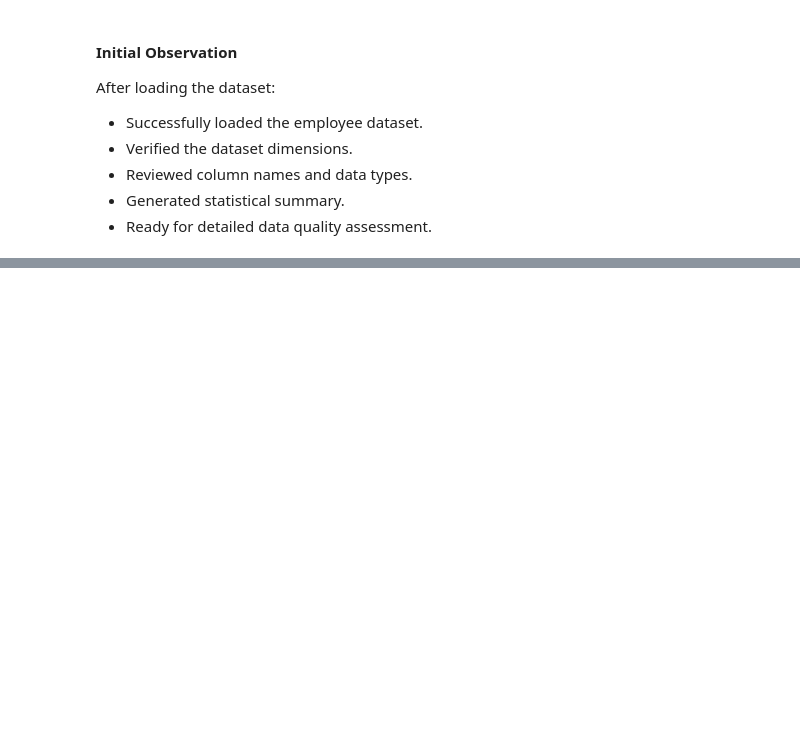
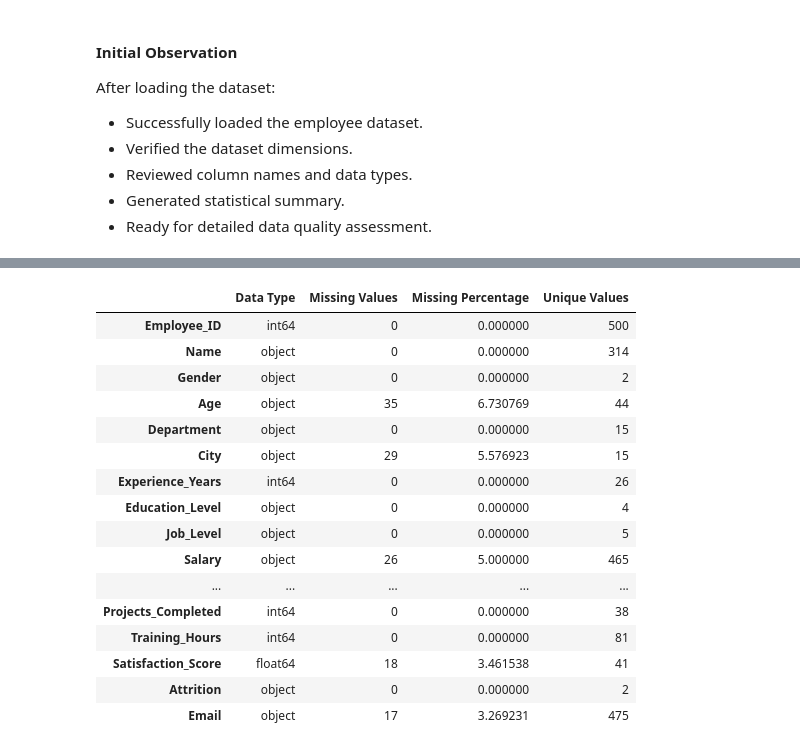
Before and after one commit to Kainatfatima0311/employee-workforce-eda, a Jupyter notebook: notebooks/employee_workforce_eda.ipynb, the cells around one changed output, grey strips where cells are left out. Saved outputs shown, nothing was run; the diff lists cells and outputs as text; code cells hidden in the pictures; blank space fills up the shorter version.

Commit message:
Add data quality assessment

```diff
--- a/notebooks/employee_workforce_eda.ipynb
+++ b/notebooks/employee_workforce_eda.ipynb
@@ -137,0 +358,28 @@ After loading the dataset:
+# %%
+# Create a data quality report
+quality_report = pd.DataFrame({
+    "Data Type": df.dtypes,
+    "Missing Values": df.isnull().sum(),
+    "Missing Percentage": (df.isnull().sum() / len(df)) * 100,
+    "Unique Values": df.nunique()
+})
+
+quality_report
+# %% [output]
+|  | Data Type | Missing Values | Missing Percentage | Unique Values |
+| Employee_ID | int64 | 0 | 0.000000 | 500 |
+| Name | object | 0 | 0.000000 | 314 |
+| Gender | object | 0 | 0.000000 | 2 |
+| Age | object | 35 | 6.730769 | 44 |
+| Department | object | 0 | 0.000000 | 15 |
+| City | object | 29 | 5.576923 | 15 |
+| Experience_Years | int64 | 0 | 0.000000 | 26 |
+| Education_Level | object | 0 | 0.000000 | 4 |
+| Job_Level | object | 0 | 0.000000 | 5 |
+| Salary | object | 26 | 5.000000 | 465 |
+| ... | ... | ... | ... | ... |
+| Projects_Completed | int64 | 0 | 0.000000 | 38 |
+| Training_Hours | int64 | 0 | 0.000000 | 81 |
+| Satisfaction_Score | float64 | 18 | 3.461538 | 41 |
+| Attrition | object | 0 | 0.000000 | 2 |
+| Email | object | 17 | 3.269231 | 475 |
```
Also changed, not shown: parts of 19 cells of this notebook.
